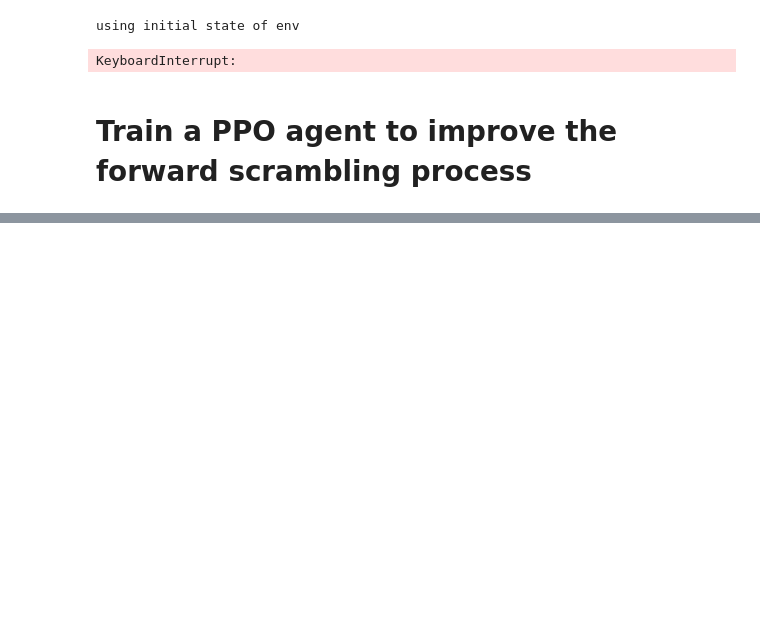
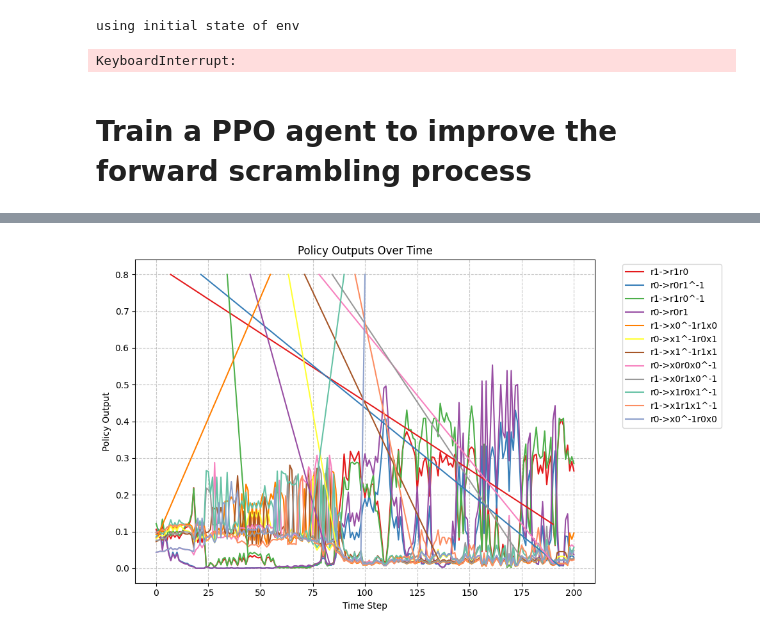
Before and after one commit to kitft/GraphDiffusion, a Jupyter notebook: AndrewsCurtis Demo.ipynb, the cells around one changed output, grey strips where cells are left out. Cells and saved outputs as stored; diff of their text form; code cells hidden in the pictures; blank space fills up the shorter version.

```diff
--- a/AndrewsCurtis Demo.ipynb
+++ b/AndrewsCurtis Demo.ipynb
@@ -104,7 +119,7 @@ if not os.path.exists(TrainConfig.SAVE_DIRECTORY):
 print("input_dimension:",env.input_dim)
 print("state dimension:",env.state_dim)
 print("number of classes:",env.num_classes)
-model = Model_AC(width=3300, num_classes=env.num_classes, input_dim=env.input_dim, time_embedding_dim=TrainConfig.time_embedding_dim, dropout_rate=TrainConfig.dropout)
+model = Model_AC(width=2000, num_classes=env.num_classes, input_dim=env.input_dim, time_embedding_dim=TrainConfig.time_embedding_dim, dropout_rate=TrainConfig.dropout)
 total_params = sum(p.numel() for p in model.parameters())
 print(f"Total number of parameters in the model: {total_params:,}")
 
@@ -771,11 +916,14 @@ agent = PPOAgent(env=env,
 # agent2.policy = agent.policy
 # agent2.value = agent.value
 
-# Train the agent with the vectorized routine
-agent.train(env=env,
-            initial_state=torch.tensor(env.reset(), dtype=torch.long,device=torch.device("cuda")),
-            n_episodes=100000,
-            scramble_length=TrainConfig.max_depth,
-            batch_size=1000,#3000
-            n_epochs_per_batch=20)
+agent.policy.load_state_dict(torch.load('policy_interrupted.pt'))
+agent.value.load_state_dict(torch.load('value_interrupted.pt'))
+
+# # Train the agent with the vectorized routine
+# agent.train(env=env,
+#             initial_state=torch.tensor(env.reset(), dtype=torch.long,device=torch.device("cuda")),
+#             n_episodes=100000,
+#             scramble_length=TrainConfig.max_depth,
+#             batch_size=1000,#3000
+#             n_epochs_per_batch=20)
 # %% [output]
@@ -874,0 +996,70 @@ View run at https://wandb.ai/kitft/andrews-curtis/runs/11wni8oj
+# %%
+traj_print = traj
+traj_print[0].shape
+traj_print[1][0]
+index=2
+# for i_here in range(TrainConfig.max_depth):
+#     clear_output(wait=True)
+#     # Print current state
+#     print(traj_print[0][index,i_here],i_here,traj_print[1][index][i_here].numpy())
+#     i_here+=1
+
+#     # Wait 1 second
+#     time.sleep(0.1)
+
+#     # Clear output for Jupyter notebook
+#     from IPython.display import clear_output
+
+# Plot policy outputs for trajectory 2
+policy_outputs = agent.policy(traj_print[0][2])
+plt.figure(figsize=(10,6))
+# Get the policy outputs as numpy array
+outputs = policy_outputs.detach().numpy()
+# Plot each move probability with a label
+move_labels = [
+    'r1->r1r0', 'r0->r0r1^-1', 'r1->r1r0^-1', 'r0->r0r1',
+    'r1->x0^-1r1x0', 'r0->x1^-1r0x1', 'r1->x1^-1r1x1', 'r0->x0r0x0^-1',
+    'r1->x0r1x0^-1', 'r0->x1r0x1^-1', 'r1->x1r1x1^-1', 'r0->x0^-1r0x0'
+]
+# Define distinct colors for each line
+colors = ['#e41a1c', '#377eb8', '#4daf4a', '#984ea3',
+          '#ff7f00', '#ffff33', '#a65628', '#f781bf',
+          '#999999', '#66c2a5', '#fc8d62', '#8da0cb']
+for i in range(outputs.shape[1]):
+    plt.plot(outputs[:,i], label=move_labels[i], color=colors[i])
+plt.title("Policy Outputs Over Time")
+plt.xlabel("Time Step")
+plt.ylabel("Policy Output")
+plt.legend(bbox_to_anchor=(1.05, 1), loc='upper left')
+plt.grid(True, linestyle='--', alpha=0.7)  # Add grid for better readability
+plt.tight_layout()
+# Draw lines from end of each curve to its label
+# Get legend bounding box coordinates
+legend = plt.gca().get_legend()
+bbox = legend.get_bbox_to_anchor().transformed(plt.gca().transAxes.inverted())
+legend_left = bbox.x0
+
+# Draw lines from random points on each curve to evenly spaced x positions
+for i, (line, label) in enumerate(zip(plt.gca().get_lines(), plt.gca().get_legend().get_texts())):
+    # Get random point from the line data
+    data_len = len(line.get_xdata())
+    rand_idx = np.random.randint(0, data_len)
+    rand_x = line.get_xdata()[rand_idx]
+    rand_y = line.get_ydata()[rand_idx]
+
+    # Calculate evenly spaced x positions for labels
+    x_max = plt.gca().get_xlim()[1]
+    x_min = plt.gca().get_xlim()[0]
+    x_range = x_max - x_min
+    spacing = x_range / (len(plt.gca().get_lines()) + 1)
+    label_x = x_min + (i + 1) * spacing
+
+    # Draw line from random point on curve to evenly spaced x position with fixed y
+    plt.plot([rand_x, label_x],
+            [rand_y, 0.8], # Use top of plot for all labels
+            color=line.get_color(),
+            alpha=1,
+            linestyle='-')
+plt.show()
+# %% [output]
+[figure, added]
```
Also changed, not shown: parts of 28 cells of this notebook, 4 other files.
